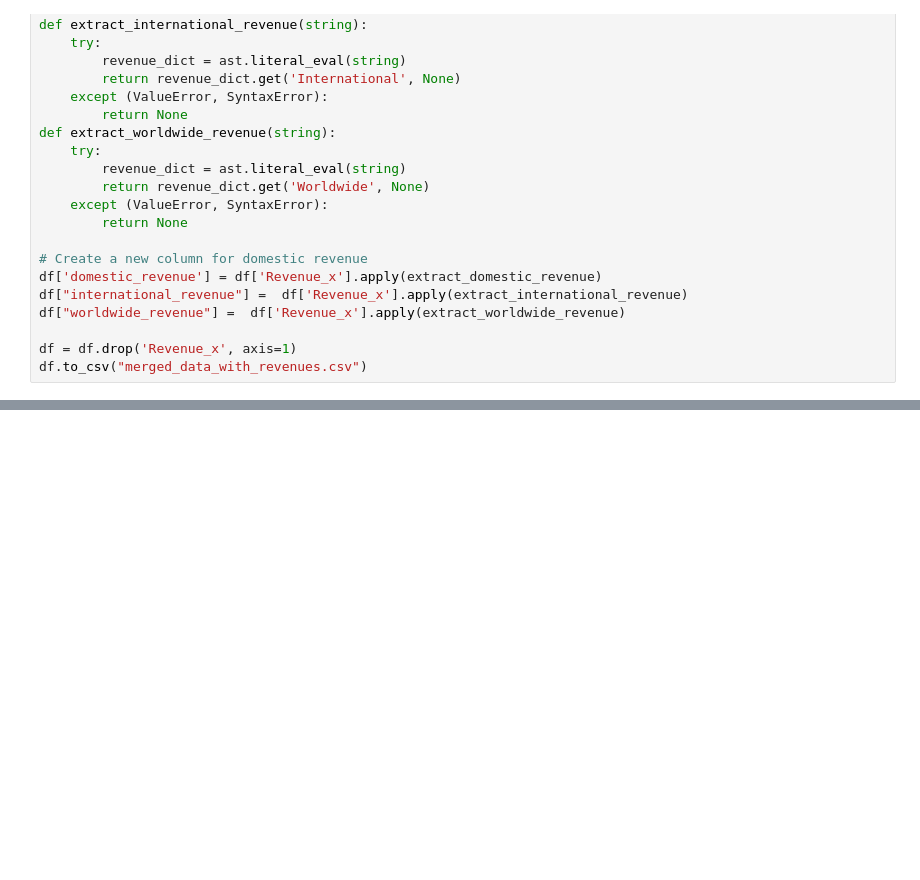
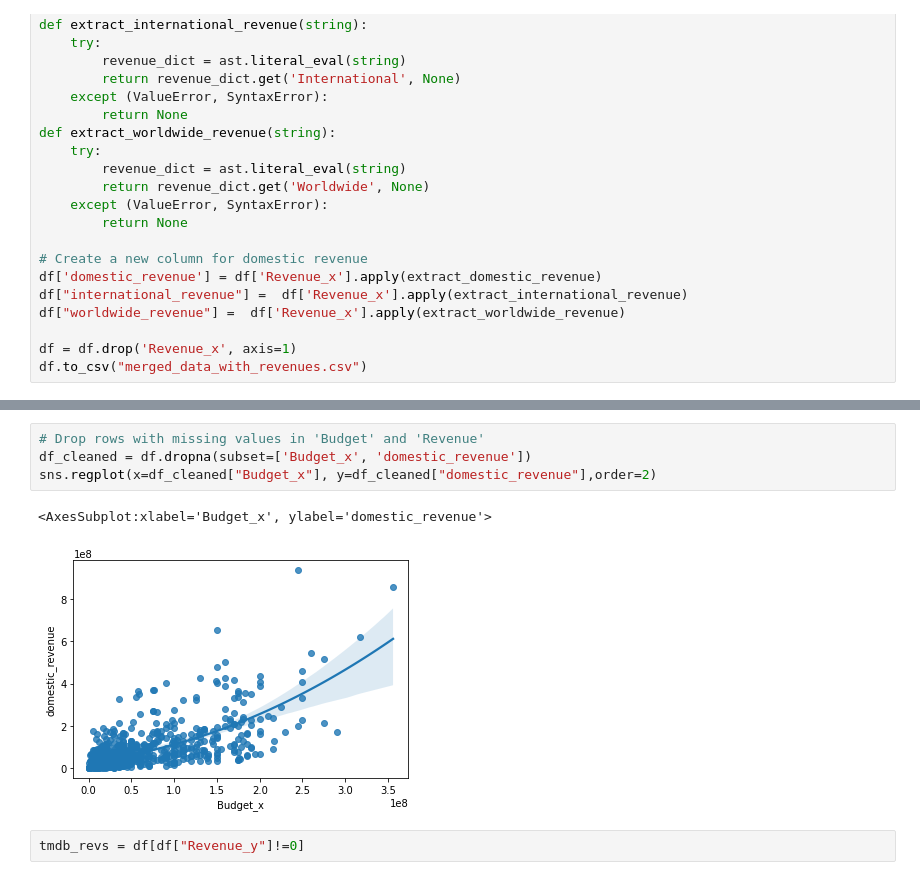
Before and after one commit to samob917/en553.602.FA23, a Jupyter notebook: 3. Data Preparation/3.3 Construct Data/check_revs.ipynb, the cells around one changed output, grey strips where cells are left out. Saved outputs shown, nothing was run; the diff lists cells and outputs as text; blank space fills up the shorter version.

```diff
--- a/3. Data Preparation/3.3 Construct Data/check_revs.ipynb
+++ b/3. Data Preparation/3.3 Construct Data/check_revs.ipynb
@@ -47,0 +142,9 @@ df.to_csv("merged_data_with_revenues.csv")
+# %%
+# Drop rows with missing values in 'Budget' and 'Revenue'
+df_cleaned = df.dropna(subset=['Budget_x', 'domestic_revenue'])
+sns.regplot(x=df_cleaned["Budget_x"], y=df_cleaned["domestic_revenue"],order=2)
+# %% [output]
+<AxesSubplot:xlabel='Budget_x', ylabel='domestic_revenue'>
+[figure, added]
+# %%
+tmdb_revs = df[df["Revenue_y"]!=0]
```
Also changed, not shown: parts of 10 cells of this notebook, 1 other file.
